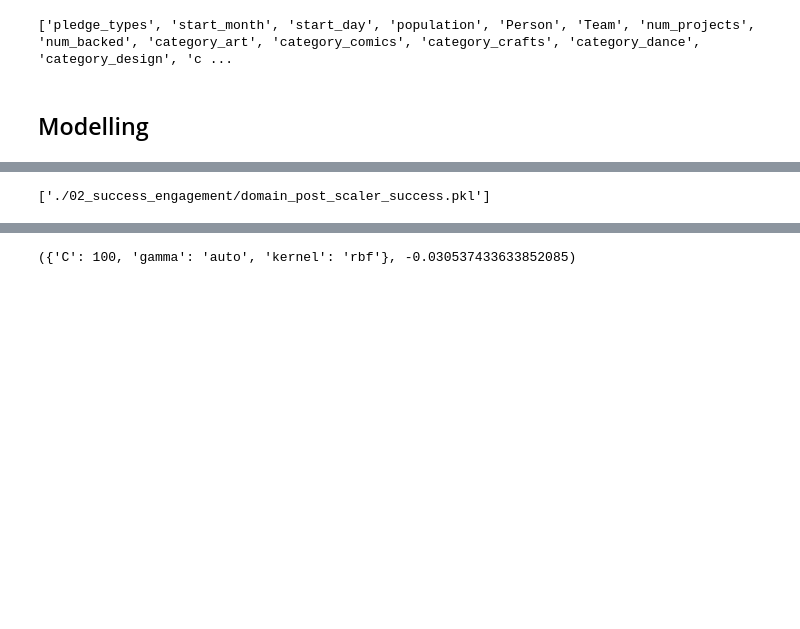
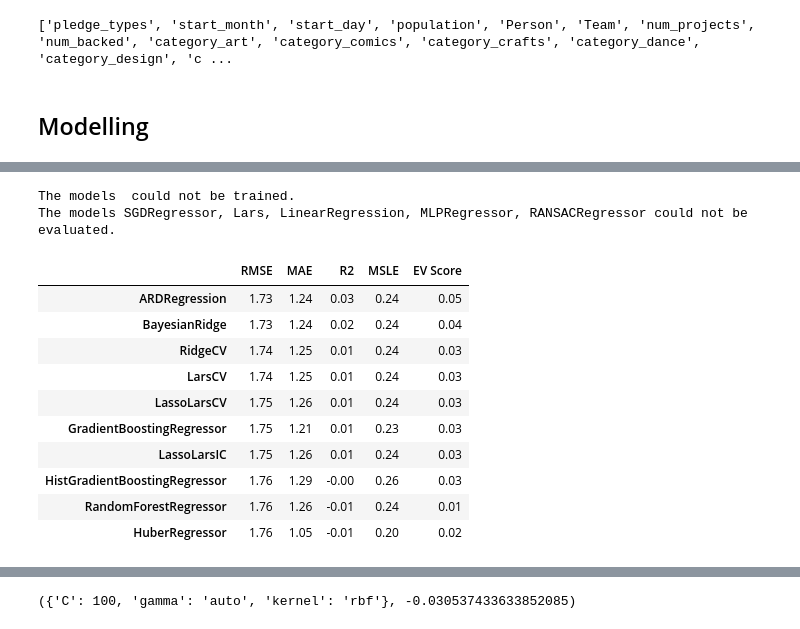
Before and after one commit to Akhil-Theerthala/Crowdfunding-Social-Media-Drivers, a Jupyter notebook: Modelling/02 - engagement_success.ipynb, the cells around one changed output, grey strips where cells are left out. Cells and saved outputs as stored; diff of their text form; code cells hidden in the pictures; blank space fills up the shorter version.

```diff
--- a/Modelling/02 - engagement_success.ipynb
+++ b/Modelling/02 - engagement_success.ipynb
@@ -145,18 +230,29 @@ domain_post.loc[:,target_cols].head()
 # Split the data into training and testing sets
 X_train, X_test, y_train, y_test = train_test_split(domain_post.drop(target_cols, axis=1), domain_post[target_cols], test_size=0.2, random_state=42, stratify=domain_post.success)
 
-# Load the scaler
-scaler = MinMaxScaler()
-#load from scaler.pkl
-# scaler = joblib.load('./02_success_engagement/domain_engagement_scaler.pkl')
-# scaler = joblib.load('./02_success_engagement/domain_post_scaler.pkl')
-
-
-# Scale the training and testing data
-X_train_scaled = scaler.fit_transform(X_train)
-X_test_scaled = scaler.transform(X_test)
-
-# Save the scaler
-joblib.dump(scaler, './02_success_engagement/domain_post_scaler_success.pkl')
+X_train = X_train.reset_index(drop=True).values
+X_test = X_test.reset_index(drop=True).values
+y_train = y_train.reset_index(drop=True).values
+y_test = y_test.reset_index(drop=True).values
-# %% [output]
-['./02_success_engagement/domain_post_scaler_success.pkl']
+# %%
+from test_diff_models import *
+
+reg_test = RegressionModels(X_train, X_test, y_train[:,1], y_test[:,1], decode=False)
+reg_test.run_evaluation()
+print(reg_test.not_trained_)
+print(reg_test.not_evaluated_)
+reg_test.top_10_socres
+# %% [output]
+The models  could not be trained.
+The models SGDRegressor, Lars, LinearRegression, MLPRegressor, RANSACRegressor could not be evaluated.
+|  | RMSE | MAE | R2 | MSLE | EV Score |
+| ARDRegression | 1.73 | 1.24 | 0.03 | 0.24 | 0.05 |
+| BayesianRidge | 1.73 | 1.24 | 0.02 | 0.24 | 0.04 |
+| RidgeCV | 1.74 | 1.25 | 0.01 | 0.24 | 0.03 |
+| LarsCV | 1.74 | 1.25 | 0.01 | 0.24 | 0.03 |
+| LassoLarsCV | 1.75 | 1.26 | 0.01 | 0.24 | 0.03 |
+| GradientBoostingRegressor | 1.75 | 1.21 | 0.01 | 0.23 | 0.03 |
+| LassoLarsIC | 1.75 | 1.26 | 0.01 | 0.24 | 0.03 |
+| HistGradientBoostingRegressor | 1.76 | 1.29 | -0.00 | 0.26 | 0.03 |
+| RandomForestRegressor | 1.76 | 1.26 | -0.01 | 0.24 | 0.01 |
+| HuberRegressor | 1.76 | 1.05 | -0.01 | 0.20 | 0.02 |
```
Also changed, not shown: parts of 7 cells of this notebook, 7 other files.
